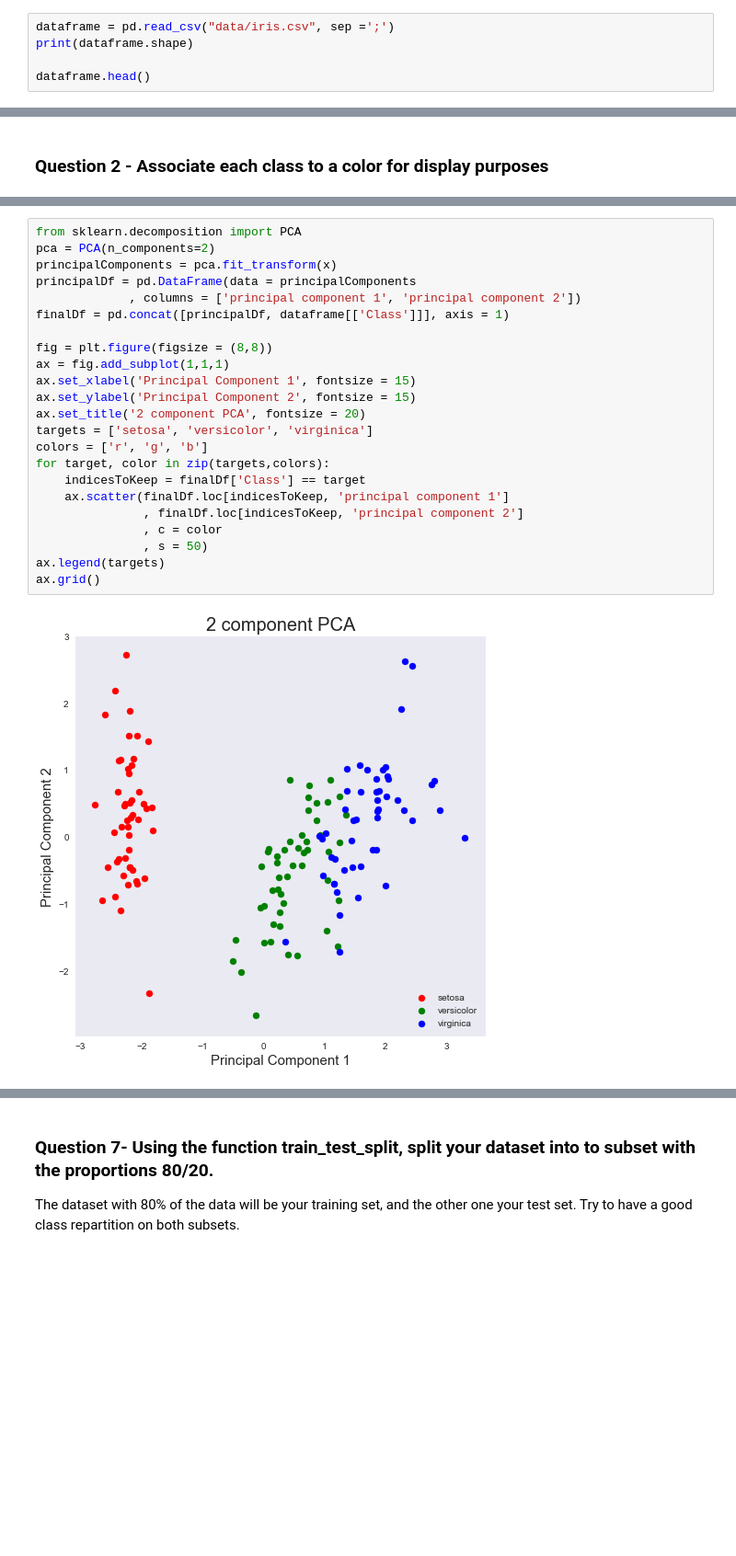
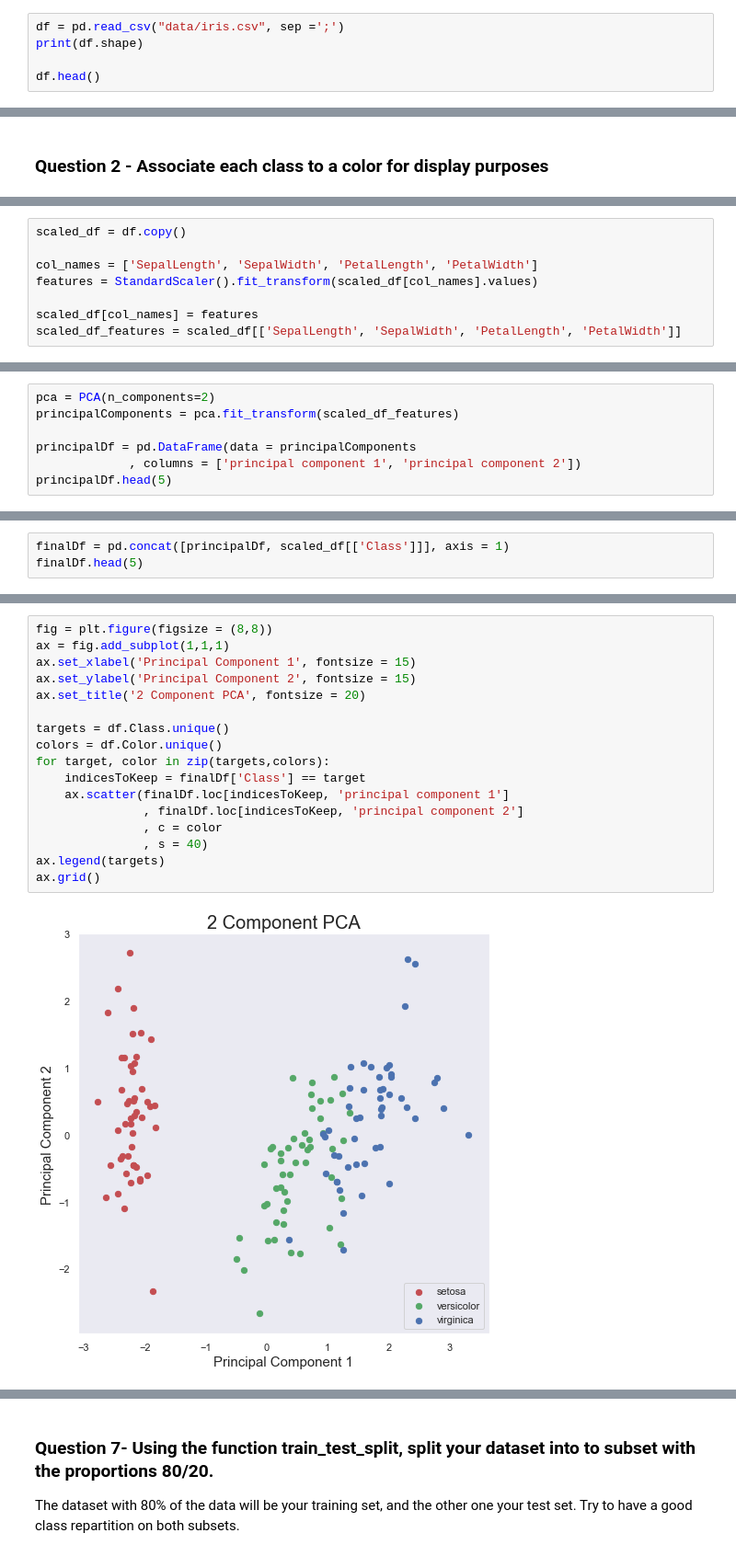
Before and after one commit to sebastienmascha/data-science-ML-python-isep, a Jupyter notebook: Lab3_mascha_sebastien/lab3_ExA-Copy1.ipynb, the cells around one changed output, grey strips where cells are left out. Shown at 92% size. Cells and saved outputs as stored; diff of their text form; blank space fills up the shorter version.

```diff
--- a/Lab3_mascha_sebastien/lab3_ExA-Copy1.ipynb
+++ b/Lab3_mascha_sebastien/lab3_ExA-Copy1.ipynb
@@ -38,10 +42,10 @@ In this exercice, we study one of the most famous dataset : Fisher's Iris , in w
 We use the comma separator because we saw in the text editor that the data was separated
 by commas.
 # %%
-dataframe = pd.read_csv("data/iris.csv", sep =';')
-print(dataframe.shape)
+df = pd.read_csv("data/iris.csv", sep =';')
+print(df.shape)
 
-dataframe.head()
+df.head()
 # %% [output]
 (150, 5)
 |  | SepalLength | SepalWidth | PetalLength | PetalWidth | Class |
@@ -68,0 +87,8 @@ x = StandardScaler().fit_transform(x)
+# %%
+scaled_df = df.copy()
+
+col_names = ['SepalLength', 'SepalWidth', 'PetalLength', 'PetalWidth']
+features = StandardScaler().fit_transform(scaled_df[col_names].values)
+
+scaled_df[col_names] = features
+scaled_df_features = scaled_df[['SepalLength', 'SepalWidth', 'PetalLength', 'PetalWidth']]
@@ -68,0 +99,7 @@ x = StandardScaler().fit_transform(x)
+# %%
+pca = PCA(n_components=2)
+principalComponents = pca.fit_transform(scaled_df_features)
+
+principalDf = pd.DataFrame(data = principalComponents
+             , columns = ['principal component 1', 'principal component 2'])
+principalDf.head(5)
@@ -68,0 +113,3 @@ x = StandardScaler().fit_transform(x)
+# %%
+finalDf = pd.concat([principalDf, scaled_df[['Class']]], axis = 1)
+finalDf.head(5)
@@ -69,25 +129,19 @@ x = StandardScaler().fit_transform(x)
 # %%
-from sklearn.decomposition import PCA
-pca = PCA(n_components=2)
-principalComponents = pca.fit_transform(x)
-principalDf = pd.DataFrame(data = principalComponents
-             , columns = ['principal component 1', 'principal component 2'])
-finalDf = pd.concat([principalDf, dataframe[['Class']]], axis = 1)
-
 fig = plt.figure(figsize = (8,8))
 ax = fig.add_subplot(1,1,1)
 ax.set_xlabel('Principal Component 1', fontsize = 15)
 ax.set_ylabel('Principal Component 2', fontsize = 15)
-ax.set_title('2 component PCA', fontsize = 20)
-targets = ['setosa', 'versicolor', 'virginica']
-colors = ['r', 'g', 'b']
+ax.set_title('2 Component PCA', fontsize = 20)
+
+targets = df.Class.unique()
+colors = df.Color.unique()
 for target, color in zip(targets,colors):
     indicesToKeep = finalDf['Class'] == target
     ax.scatter(finalDf.loc[indicesToKeep, 'principal component 1']
                , finalDf.loc[indicesToKeep, 'principal component 2']
                , c = color
-               , s = 50)
+               , s = 40)
 ax.legend(targets)
 ax.grid()
 # %% [output]
-[figure, old version]
+[figure, new version]
```
Also changed, not shown: parts of 19 cells of this notebook, 23 other files.
